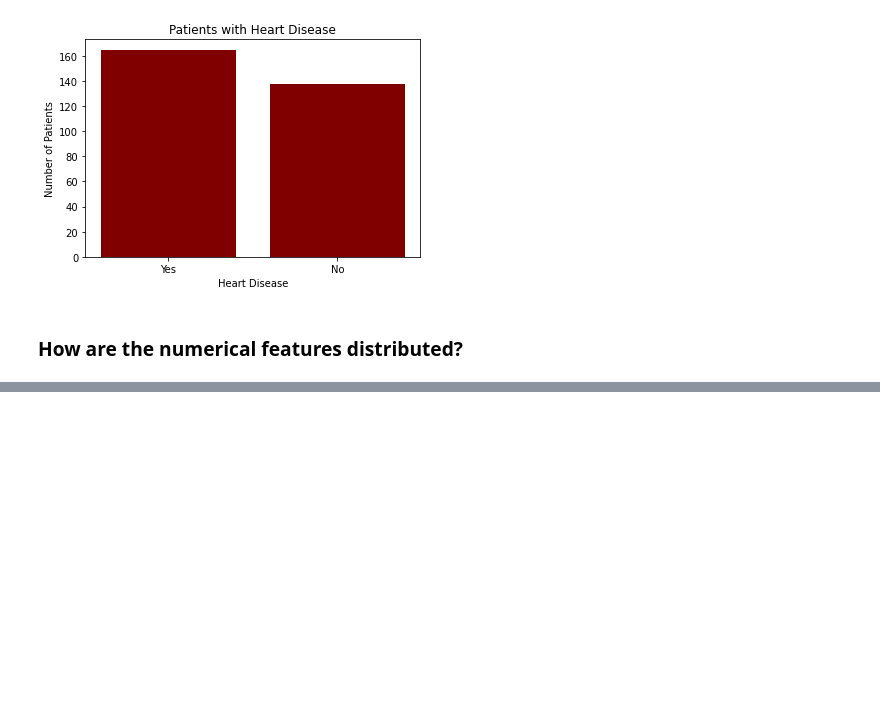
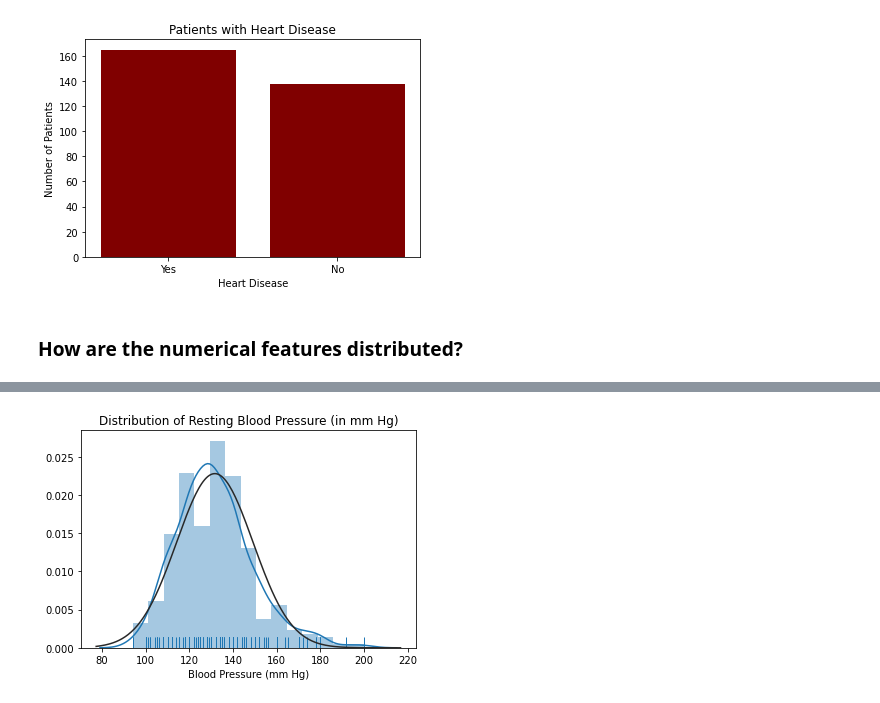
Before and after one commit to iammelvink/Heart-Disease-Project-AML, a Jupyter notebook: Heart_Disease_Project_Notebook.ipynb, the cells around one changed output, grey strips where cells are left out. Drawn from its saved outputs; the diff is of its cells as text; code cells hidden in the pictures; blank space fills up the shorter version.

```diff
--- a/Heart_Disease_Project_Notebook.ipynb
+++ b/Heart_Disease_Project_Notebook.ipynb
@@ -257,0 +267,6 @@ plt.ylabel('Number of Patients');
+# %%
+sns.distplot(data.trestbps, rug=True, bins=15, fit=norm);
+plt.title('Distribution of Resting Blood Pressure (in mm Hg)');
+plt.xlabel('Blood Pressure (mm Hg)');
+# %% [output]
+[figure, added]
```
Also changed, not shown: parts of 18 cells of this notebook.
